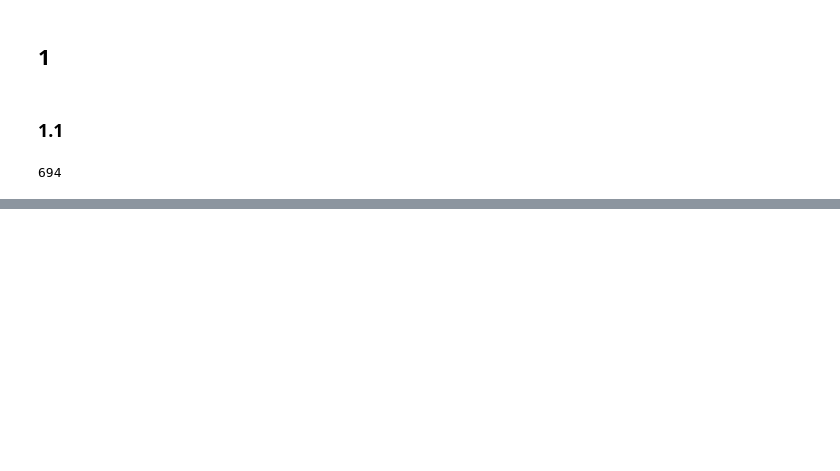
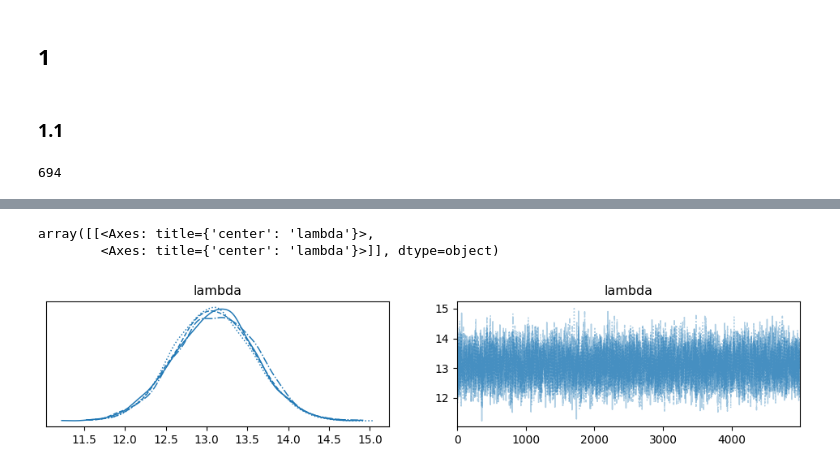
Before and after one commit to ajbarrows/uvmbayes, a Jupyter notebook: notebooks/problem_sets/problem_set_3.ipynb, the cells around one changed output, grey strips where cells are left out. Drawn from its saved outputs; the diff is of its cells as text; code cells hidden in the pictures; blank space fills up the shorter version.

```diff
--- a/notebooks/problem_sets/problem_set_3.ipynb
+++ b/notebooks/problem_sets/problem_set_3.ipynb
@@ -65,0 +174,24 @@ memory usage: 59.8+ KB
+# %%
+poisson_model = """
+data {
+    int<lower=0> N;
+    array[N] int<lower=0> y;
+}
+
+parameters {
+    real<lower=0> lambda;
+}
+
+model {
+    lambda ~ gamma(14, 4);
+    y ~ poisson(lambda);
+}
+"""
+
+srcpath = "../../src/"
+fname = "poisson.stan"
+fpath = os.path.join(srcpath, fname)
+with open(fpath, "w") as stanfile:
+    stanfile.write(poisson_model)
+# %%
+model = CmdStanModel(stan_file=fpath)
@@ -65,0 +218,6 @@ memory usage: 59.8+ KB
+# %%
+data = {
+    "N": len(Y),
+    'y': Y
+}
+model_fit = model.sample(data=data, iter_sampling=5000)
@@ -65,0 +271,7 @@ memory usage: 59.8+ KB
+# %%
+idata = az.from_cmdstanpy(model_fit)
+az.plot_trace(idata)
+# %% [output]
+array([[<Axes: title={'center': 'lambda'}>,
+        <Axes: title={'center': 'lambda'}>]], dtype=object)
+[figure, added]
```
Also changed, not shown: parts of 21 cells of this notebook, 5 other files.
